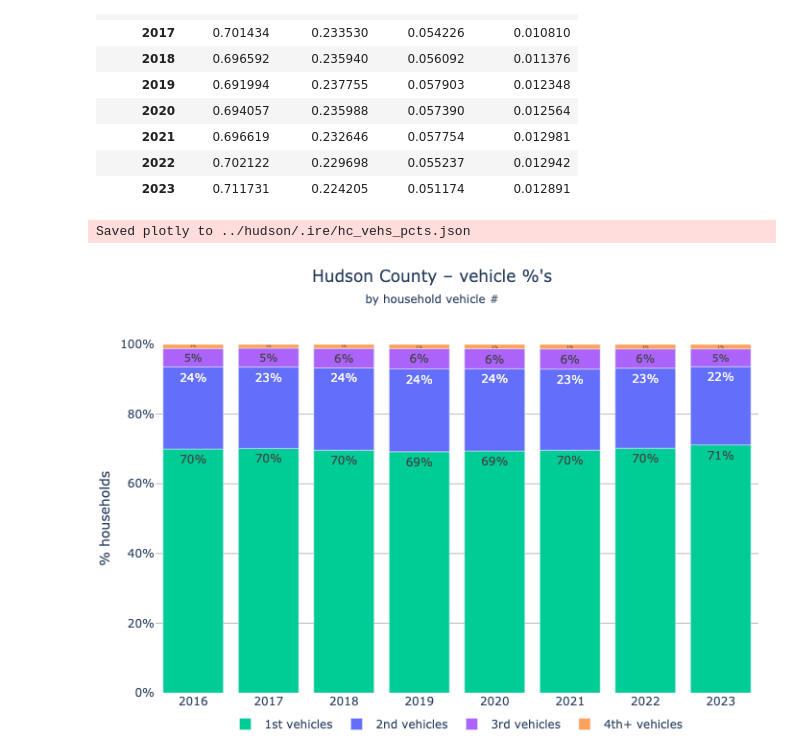
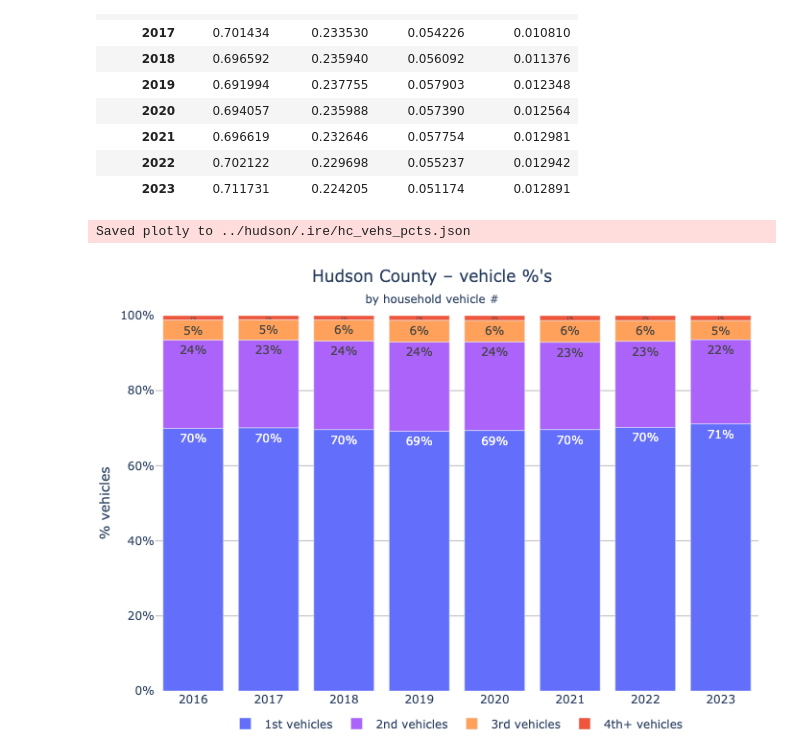
Before and after one commit to hudcostreets/household-vehicles, a Jupyter notebook: nbs/Hudson County 2016-2023.ipynb, the cells around one changed output. Drawn from its saved outputs; the diff is of its cells as text; code cells hidden in the pictures.

Commit message:
2016-2023 plot updates

```diff
--- a/nbs/Hudson County 2016-2023.ipynb
+++ b/nbs/Hudson County 2016-2023.ipynb
@@ -184,13 +194,15 @@ vp
 # %%
 pct_plot(
     vp,
     title="Hudson County – vehicle %'s",
     subtitle='by household vehicle #',
-    melt='% households',
+    melt='% vehicles',
     x_tickangle=0,
     legend=botleg,
+    layout=dict(margin=dict(t=10, l=0, r=10, b=0)),
+    colors=colors[1:],
     name='hc_vehs_pcts',
 )
 # %% [output]
 Saved plotly to ../hudson/.ire/hc_vehs_pcts.json
-[figure, old version]
+[figure, new version]
```
Also changed, not shown: parts of 4 cells of this notebook, 6 other files.
